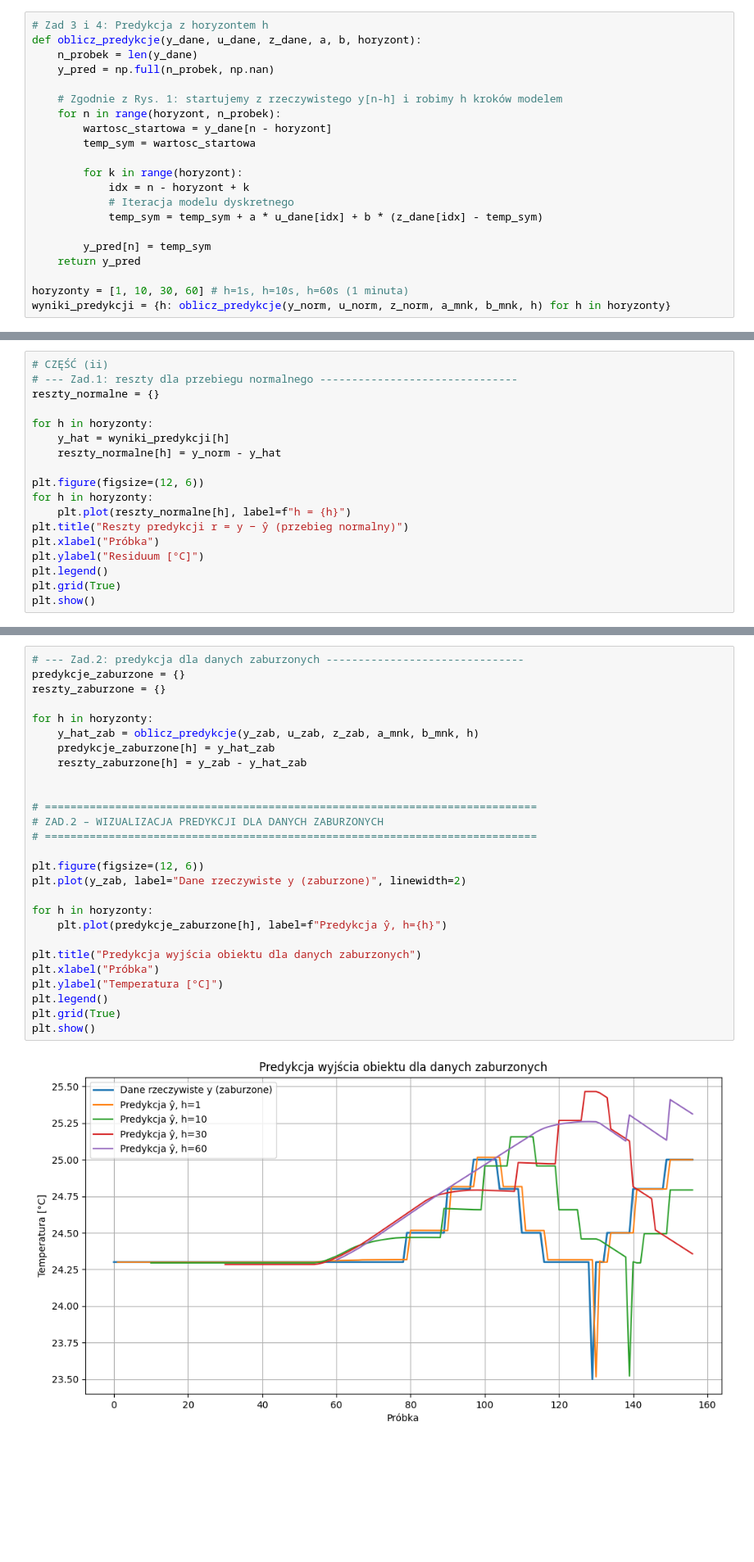
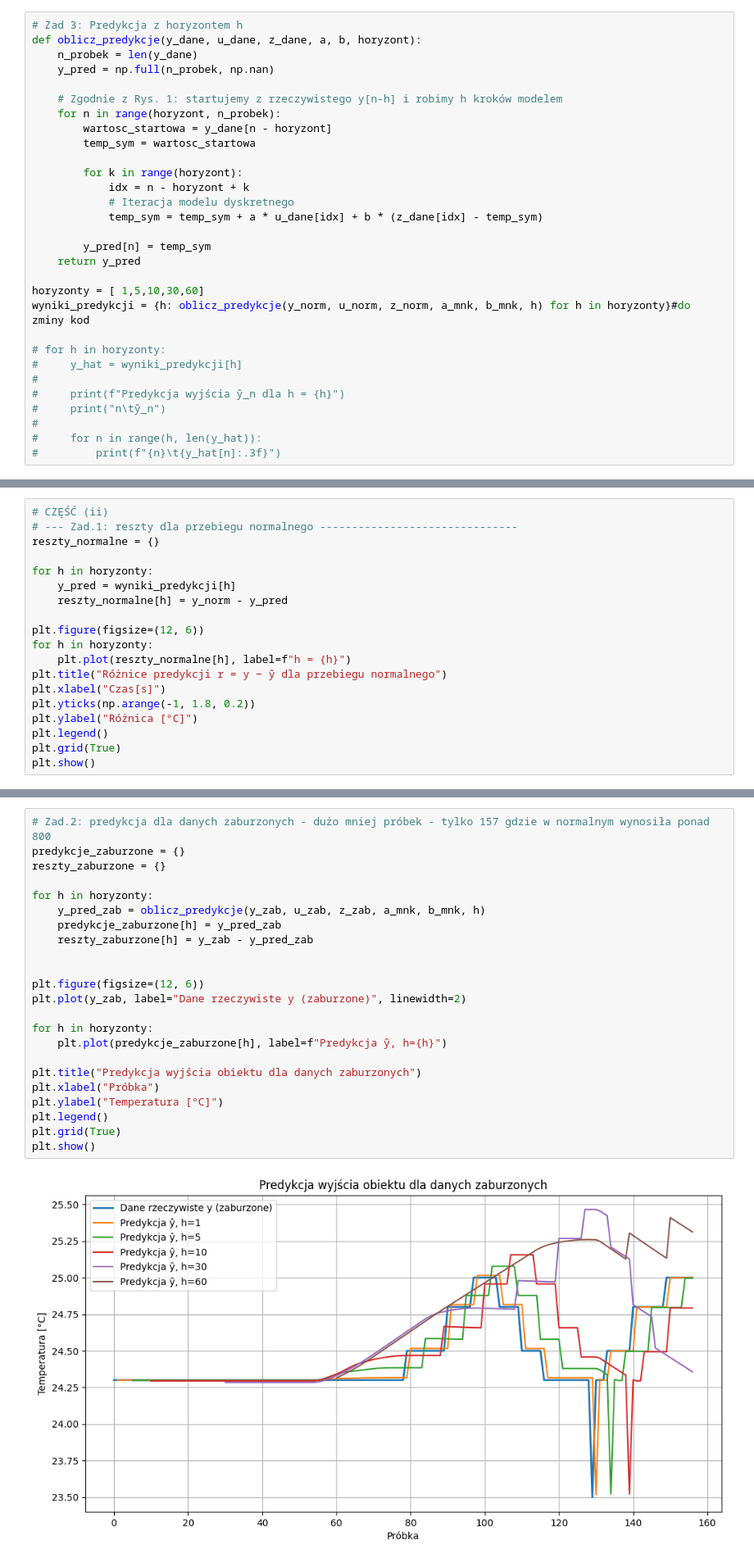
Before and after one commit to lenaskiba22/projekt_pip, a Jupyter notebook: pip_zadanie4.ipynb, the cells around one changed output, grey strips where cells are left out. Shown at 82% size. Saved outputs shown, nothing was run; the diff lists cells and outputs as text; blank space fills up the shorter version.

```diff
--- a/pip_zadanie4.ipynb
+++ b/pip_zadanie4.ipynb
@@ -50,5 +70,5 @@ Paramtry a i b : a = 0.0000394028, b = 0.0004157270
 # %%
-# Zad 3 i 4: Predykcja z horyzontem h
+# Zad 3: Predykcja z horyzontem h
 def oblicz_predykcje(y_dane, u_dane, z_dane, a, b, horyzont):
     n_probek = len(y_dane)
     y_pred = np.full(n_probek, np.nan)
@@ -66,6 +86,15 @@ def oblicz_predykcje(y_dane, u_dane, z_dane, a, b, horyzont):
         y_pred[n] = temp_sym
     return y_pred
 
-horyzonty = [1, 10, 30, 60] # h=1s, h=10s, h=60s (1 minuta)
-wyniki_predykcji = {h: oblicz_predykcje(y_norm, u_norm, z_norm, a_mnk, b_mnk, h) for h in horyzonty}
+horyzonty = [ 1,5,10,30,60]
+wyniki_predykcji = {h: oblicz_predykcje(y_norm, u_norm, z_norm, a_mnk, b_mnk, h) for h in horyzonty}#do zminy kod
+
+# for h in horyzonty:
+#     y_hat = wyniki_predykcji[h]
+#
+#     print(f"Predykcja wyjścia ŷ_n dla h = {h}")
+#     print("n\tŷ_n")
+#
+#     for n in range(h, len(y_hat)):
+#         print(f"{n}\t{y_hat[n]:.3f}")
 # %%
@@ -88,15 +125,16 @@ plt.show()
 reszty_normalne = {}
 
 for h in horyzonty:
-    y_hat = wyniki_predykcji[h]
-    reszty_normalne[h] = y_norm - y_hat
+    y_pred = wyniki_predykcji[h]
+    reszty_normalne[h] = y_norm - y_pred
 
 plt.figure(figsize=(12, 6))
 for h in horyzonty:
     plt.plot(reszty_normalne[h], label=f"h = {h}")
-plt.title("Reszty predykcji r = y − ŷ (przebieg normalny)")
-plt.xlabel("Próbka")
-plt.ylabel("Residuum [°C]")
+plt.title("Różnice predykcji r = y − ŷ dla przebiegu normalnego")
+plt.xlabel("Czas[s]")
+plt.yticks(np.arange(-1, 1.8, 0.2))
+plt.ylabel("Różnica [°C]")
 plt.legend()
 plt.grid(True)
 plt.show()
@@ -105,29 +152,25 @@ plt.show()
 # %%
-# --- Zad.2: predykcja dla danych zaburzonych -------------------------------
+# Zad.2: predykcja dla danych zaburzonych - dużo mniej próbek - tylko 157 gdzie w normalnym wynosiła ponad 800
 predykcje_zaburzone = {}
 reszty_zaburzone = {}
 
 for h in horyzonty:
-    y_hat_zab = oblicz_predykcje(y_zab, u_zab, z_zab, a_mnk, b_mnk, h)
-    predykcje_zaburzone[h] = y_hat_zab
-    reszty_zaburzone[h] = y_zab - y_hat_zab
+    y_pred_zab = oblicz_predykcje(y_zab, u_zab, z_zab, a_mnk, b_mnk, h)
+    predykcje_zaburzone[h] = y_pred_zab
+    reszty_zaburzone[h] = y_zab - y_pred_zab
 
-
-# =============================================================================
-# ZAD.2 – WIZUALIZACJA PREDYKCJI DLA DANYCH ZABURZONYCH
-# =============================================================================
 
 plt.figure(figsize=(12, 6))
 plt.plot(y_zab, label="Dane rzeczywiste y (zaburzone)", linewidth=2)
 
 for h in horyzonty:
     plt.plot(predykcje_zaburzone[h], label=f"Predykcja ŷ, h={h}")
 
 plt.title("Predykcja wyjścia obiektu dla danych zaburzonych")
 plt.xlabel("Próbka")
 plt.ylabel("Temperatura [°C]")
 plt.legend()
 plt.grid(True)
 plt.show()
 # %% [output]
-[figure, old version]
+[figure, new version]
```
Also changed, not shown: parts of 14 cells of this notebook.
